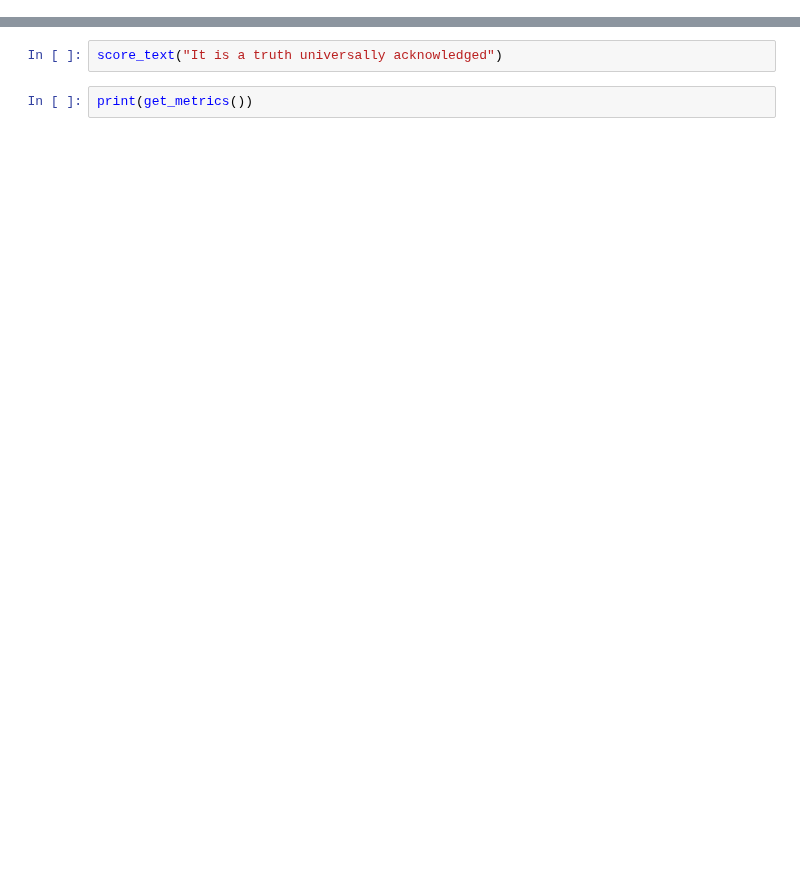
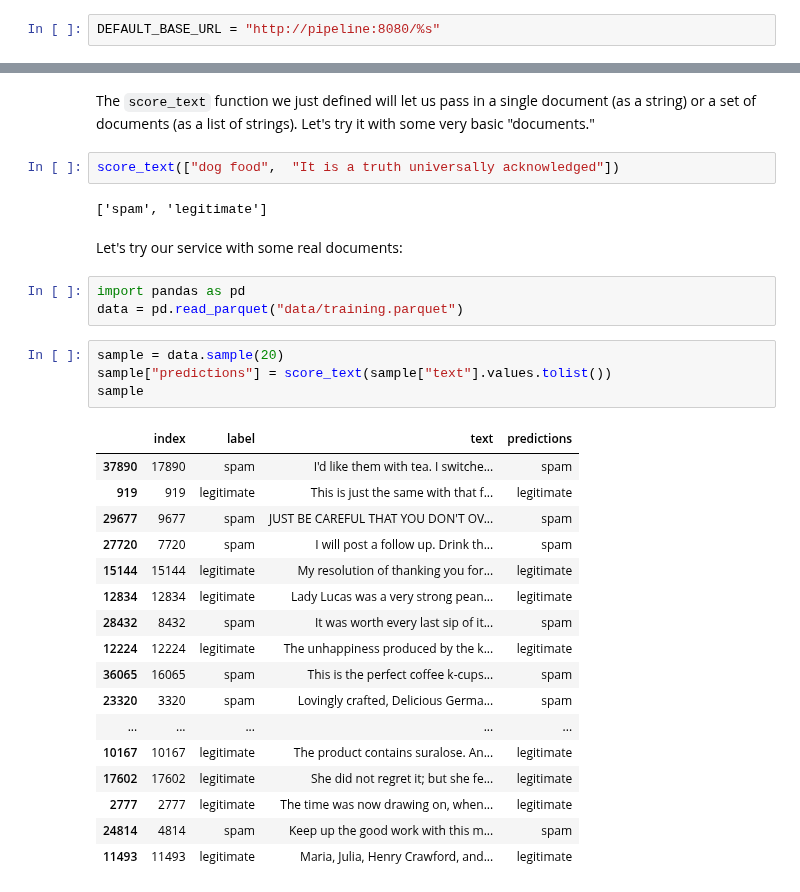
Before and after one commit to willb/openshift-ml-workflows-workshop, a Jupyter notebook: notebooks/services.ipynb, the cells around one changed output, grey strips where cells are left out. Saved outputs shown, nothing was run; the diff lists cells and outputs as text; blank space fills up the shorter version.

Commit message:
updated pipelines and services notebooks

```diff
--- a/notebooks/services.ipynb
+++ b/notebooks/services.ipynb
@@ -4,0 +11,2 @@ We've seen how to deploy machine learning pipelines into production with `s2i` a
+# %%
+DEFAULT_BASE_URL = "http://pipeline:8080/%s"
@@ -26,7 +34,36 @@ def get_metrics(url = None):
     url = (url or (DEFAULT_BASE_URL % "metrics"))
     response = requests.request("POST", url)
     return dict([parse_one_metric(line) for line in response.text.split('\n') if len(line) > 0 and line[0] != '#'])
+# %% [markdown]
+The `score_text` function we just defined will let us pass in a single document (as a string) or a set of documents (as a list of strings).  Let's try it with some very basic "documents."
 # %%
-score_text("It is a truth universally acknowledged")
+score_text(["dog food",  "It is a truth universally acknowledged"])
+# %% [output]
+['spam', 'legitimate']
-# %%
-print(get_metrics())
+# %% [markdown]
+Let's try our service with some real documents:
+# %%
+import pandas as pd
+data = pd.read_parquet("data/training.parquet")
+# %%
+sample = data.sample(20)
+sample["predictions"] = score_text(sample["text"].values.tolist())
+sample
+# %% [output]
+|  | index | label | text | predictions |
+| 37890 | 17890 | spam | I'd like them with tea. I switche... | spam |
+| 919 | 919 | legitimate | This is just the same with that f... | legitimate |
+| 29677 | 9677 | spam | JUST BE CAREFUL THAT YOU DON'T OV... | spam |
+| 27720 | 7720 | spam | I will post a follow up. Drink th... | spam |
+| 15144 | 15144 | legitimate | My resolution of thanking you for... | legitimate |
+| 12834 | 12834 | legitimate | Lady Lucas was a very strong pean... | legitimate |
+| 28432 | 8432 | spam | It was worth every last sip of it... | spam |
+| 12224 | 12224 | legitimate | The unhappiness produced by the k... | legitimate |
+| 36065 | 16065 | spam | This is the perfect coffee k-cups... | spam |
+| 23320 | 3320 | spam | Lovingly crafted, Delicious Germa... | spam |
+| ... | ... | ... | ... | ... |
+| 10167 | 10167 | legitimate | The product contains suralose. An... | legitimate |
+| 17602 | 17602 | legitimate | She did not regret it; but she fe... | legitimate |
+| 2777 | 2777 | legitimate | The time was now drawing on, when... | legitimate |
+| 24814 | 4814 | spam | Keep up the good work with this m... | spam |
+| 11493 | 11493 | legitimate | Maria, Julia, Henry Crawford, and... | legitimate |
```
Also changed, not shown: parts of 9 cells of this notebook.
